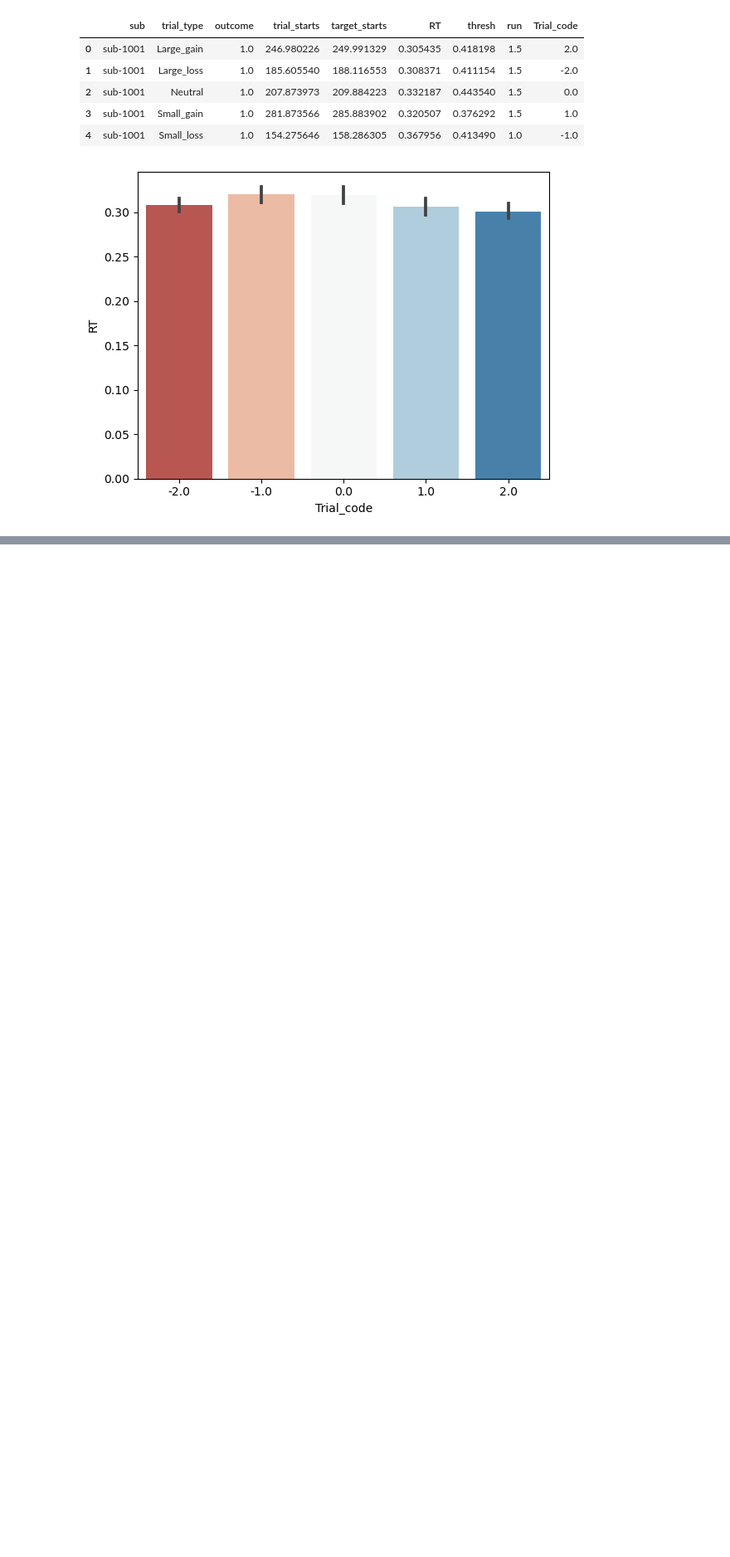
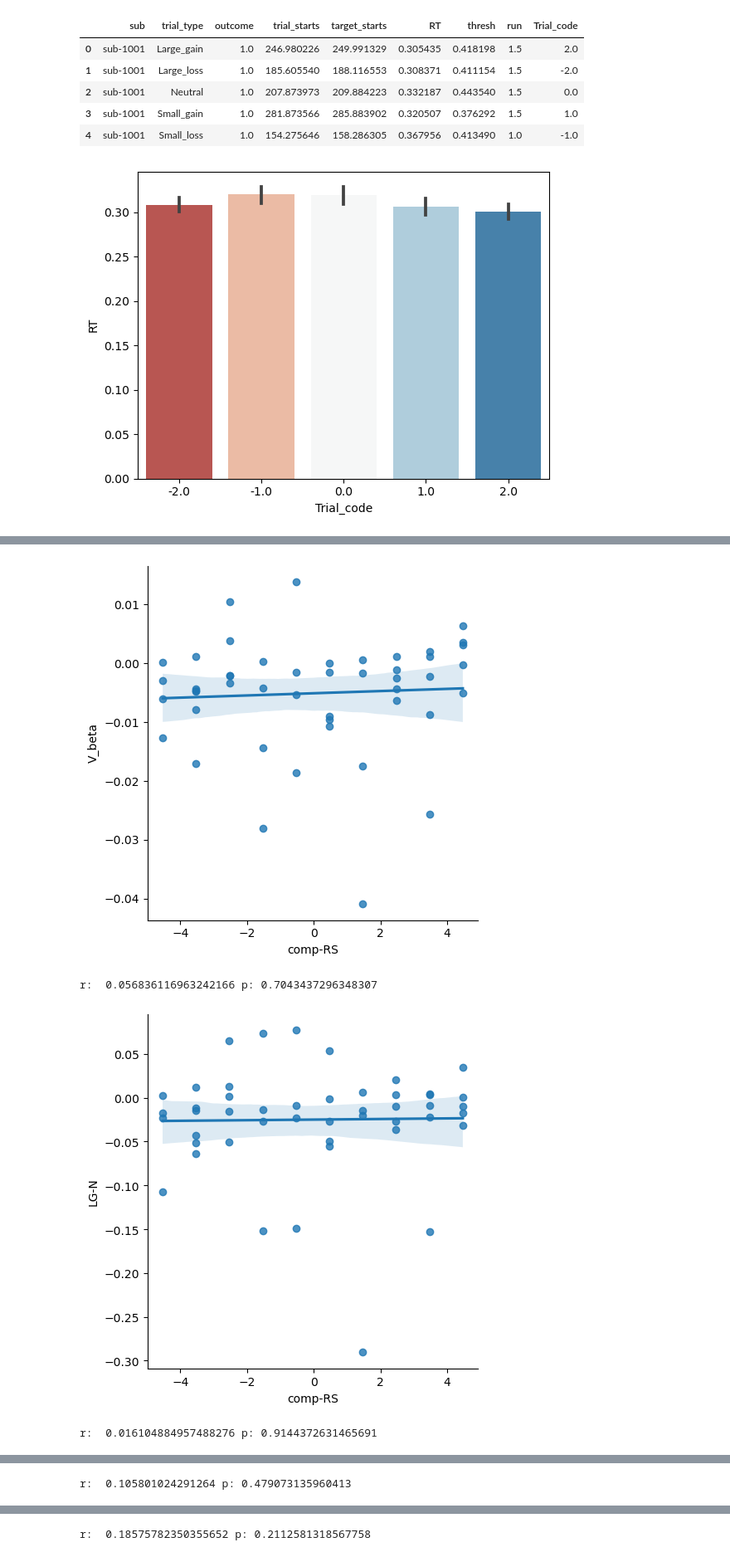
Before and after one commit to DVS-Lab/istart-mid-clean, a Jupyter notebook: code/Behave_update.ipynb, the cells around one changed output, grey strips where cells are left out. Shown at 83% size. Cells and saved outputs as stored; diff of their text form; code cells hidden in the pictures; blank space fills up the shorter version.

```diff
--- a/code/Behave_update.ipynb
+++ b/code/Behave_update.ipynb
@@ -258,5 +271,6 @@ Fits.head()
 # %%
 # Read individual diff measures
-per_df=pd.read_excel('MID participant tracker_ 1.xlsx',sheet_name='model 4E basemodel 5')
+#per_df=pd.read_excel('MID participant tracker_ 1.xlsx',sheet_name='model 4E basemodel 5')
+per_df=pd.read_excel('MID-tracker_model-5.xlsx')
 per_df['Subject']='sub-'+per_df['Subject'].astype('str')
 per_df.head()
@@ -268,17 +296,22 @@ total_df.head()
 # %%
 # Generate scatterplots: VBeta & other contrasts by Composite Reward (i.e., Reward Sensitivity)
 from scipy.stats import pearsonr,kendalltau
 responses=['V_beta','LG-N','LL-N']#'rel_rew']
 
-total_df=total_df[~total_df['Composite_Reward'].isna()]
+total_df=total_df[~total_df['comp-RS'].isna()]
 
 for resp in responses:
-    sms.lmplot(x='Composite_Reward',y=resp,data=total_df,order=1)
+    sms.lmplot(x='comp-RS',y=resp,data=total_df,order=1)
     plt.show()
-    r,p=pearsonr(total_df['Composite_Reward'],total_df[resp])
+    r,p=pearsonr(total_df['comp-RS'],total_df[resp])
     print('r:  %s p: %s'%(r,p))
 for resp in responses:
-    sms.lmplot(x='Composite_Reward',y=resp,data=total_df,order=2)
+    sms.lmplot(x='comp-RS',y=resp,data=total_df,order=2)
     plt.show()
-    r,p=pearsonr(total_df['Composite_Reward_Squared_demean'],total_df[resp])
+    r,p=pearsonr(total_df['comp-RSsq_demean'],total_df[resp])
     print('r:  %s p: %s'%(r,p))
+# %% [output]
+[figure, added]
+r:  0.056836116963242166 p: 0.7043437296348307
+[figure, added]
+r:  0.016104884957488276 p: 0.9144372631465691
@@ -284,0 +319 @@ for resp in responses:
+r:  0.105801024291264 p: 0.479073135960413
@@ -284,0 +321 @@ for resp in responses:
+r:  0.18575782350355652 p: 0.2112581318567758
```
Also changed, not shown: parts of 13 cells of this notebook, 2 other files.
